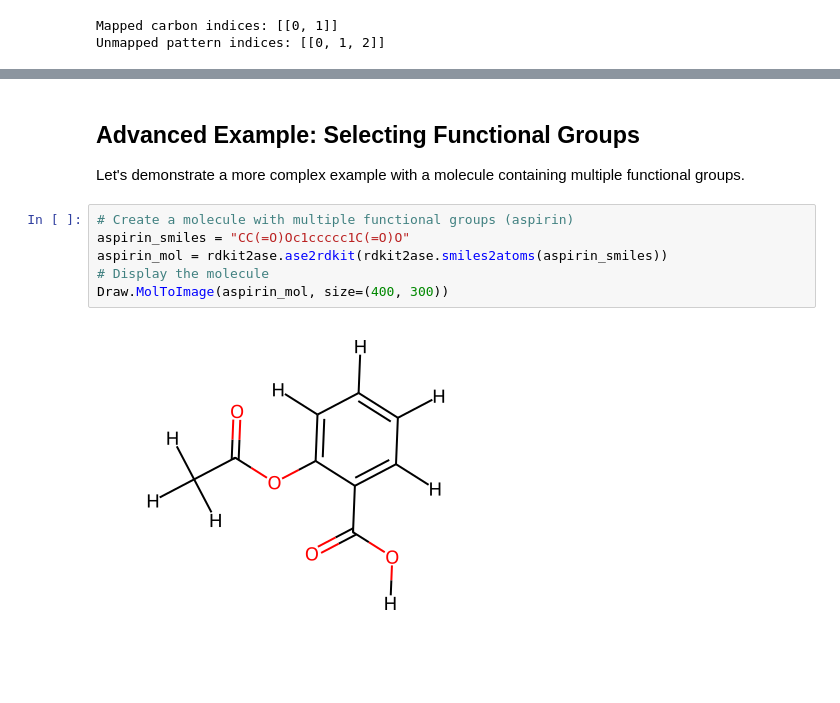
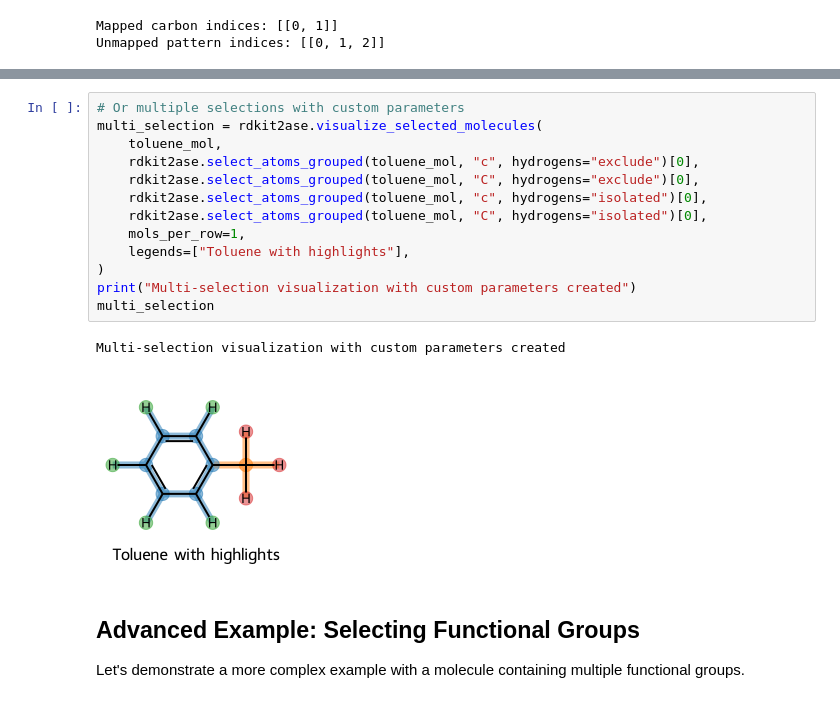
Before and after one commit to zincware/rdkit2ase, a Jupyter notebook: docs/source/atom_selection.ipynb, the cells around one changed output, grey strips where cells are left out. Drawn from its saved outputs; the diff is of its cells as text; blank space fills up the shorter version.

```diff
--- a/docs/source/atom_selection.ipynb
+++ b/docs/source/atom_selection.ipynb
@@ -111,12 +129,20 @@ Methyl carbon: [[0, 7, 8, 9]]
+# %%
+# Or multiple selections with custom parameters
+multi_selection = rdkit2ase.visualize_selected_molecules(
+    toluene_mol,
+    rdkit2ase.select_atoms_grouped(toluene_mol, "c", hydrogens="exclude")[0],
+    rdkit2ase.select_atoms_grouped(toluene_mol, "C", hydrogens="exclude")[0],
+    rdkit2ase.select_atoms_grouped(toluene_mol, "c", hydrogens="isolated")[0],
+    rdkit2ase.select_atoms_grouped(toluene_mol, "C", hydrogens="isolated")[0],
+    mols_per_row=1,
+    legends=["Toluene with highlights"],
+)
+print("Multi-selection visualization with custom parameters created")
+multi_selection
+# %% [output]
+Multi-selection visualization with custom parameters created
+[figure, added]
 # %% [markdown]
 ## Advanced Example: Selecting Functional Groups
 
 Let's demonstrate a more complex example with a molecule containing multiple functional groups.
-# %%
-# Create a molecule with multiple functional groups (aspirin)
-aspirin_smiles = "CC(=O)Oc1ccccc1C(=O)O"
-aspirin_mol = rdkit2ase.ase2rdkit(rdkit2ase.smiles2atoms(aspirin_smiles))
-# Display the molecule
-Draw.MolToImage(aspirin_mol, size=(400, 300))
-# %% [output]
-[figure, removed]
```
Also changed, not shown: parts of 9 cells of this notebook, 8 other files.
